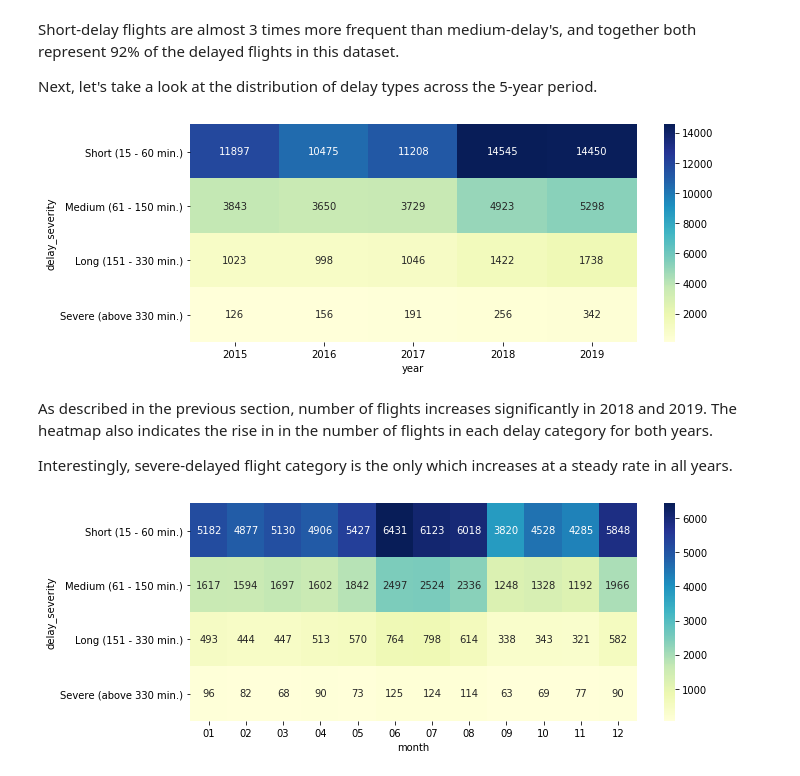
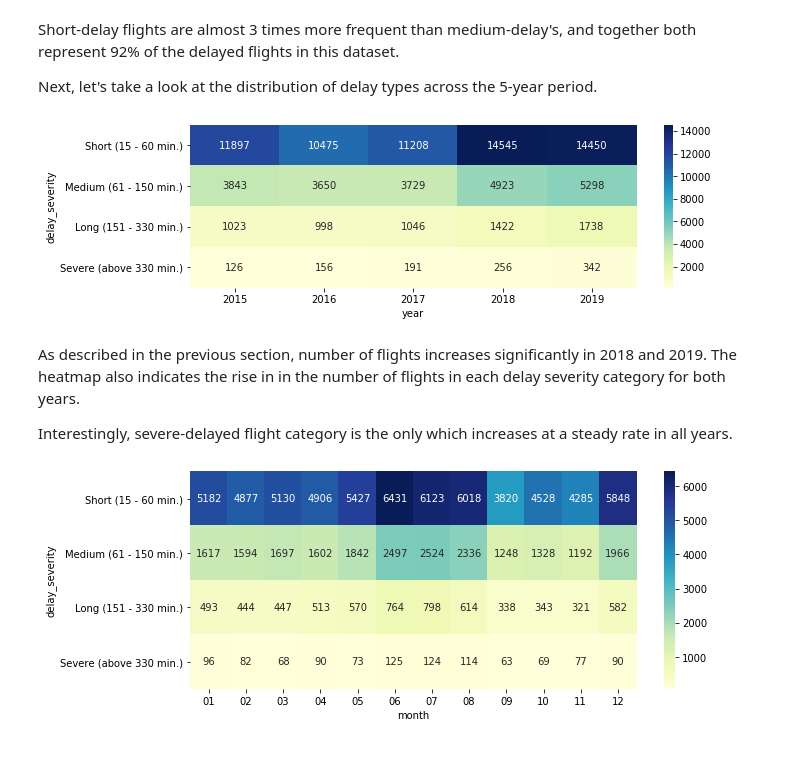
Before and after one commit to thaysmartinez/flights-data-exploration, a Jupyter notebook: exploration_template.ipynb, the cells around one changed output. Drawn from its saved outputs; the diff is of its cells as text; code cells hidden in the pictures.

Commit message:
refactor: Finalize Bivariate section

```diff
--- a/exploration_template.ipynb
+++ b/exploration_template.ipynb
@@ -312,4 +312,7 @@ Arrival and departure delays seems to occur mostly on shorter distance flights.
 As discussed in the previous section, there are only a few instances where arrival delays take several hours. To have a better understanding of the data distribution, I will use data binning to convert arrival delays into 4 categories: Short Delay, Medium Delay, Long Delay and Severe Delay.
 # %%
 bins = [15, 61, 151, 331, max(df_delays.arr_delay)]
-cat_names = ['Short (15 - 60 min.)', 'Medium (61 - 150 min.)', 'Long (151 - 330 min.)', 'Severe (above 330 min.)']
+cat_names = ['Short (15 - 60 min.)', 'Medium (61 - 150 min.)',
+             'Long (151 - 330 min.)', 'Severe (above 330 min.)']
+
+df_delays['delay_severity'] = pd.cut(df_delays['arr_delay'], bins, labels=cat_names, include_lowest=True)
@@ -329,13 +330,13 @@ Next, let's take a look at the distribution of delay types across the 5-year per
 # %%
 ct_counts = df_delays.groupby(['year', 'delay_severity']).size()
 ct_counts = ct_counts.reset_index(name='count').pivot(index='delay_severity', columns='year', values='count')
 
-plt.figure(figsize=[10, 4])
+plt.figure(figsize=[10, 3])
 sb.heatmap(ct_counts, annot=True, fmt='d', cmap='YlGnBu');
 # %% [output]
-[figure, old version]
+[figure, new version]
 # %% [markdown]
-As described in the previous section, number of flights increases significantly in 2018 and 2019. The heatmap also  indicates the rise in in the number of flights in each delay category for both years.
+As described in the previous section, number of flights increases significantly in 2018 and 2019. The heatmap also  indicates the rise in in the number of flights in each delay severity category for both years.
 
 Interestingly, severe-delayed flight category is the only which increases at a steady rate in all years.
 # %%
```
Also changed, not shown: parts of 13 cells of this notebook.
